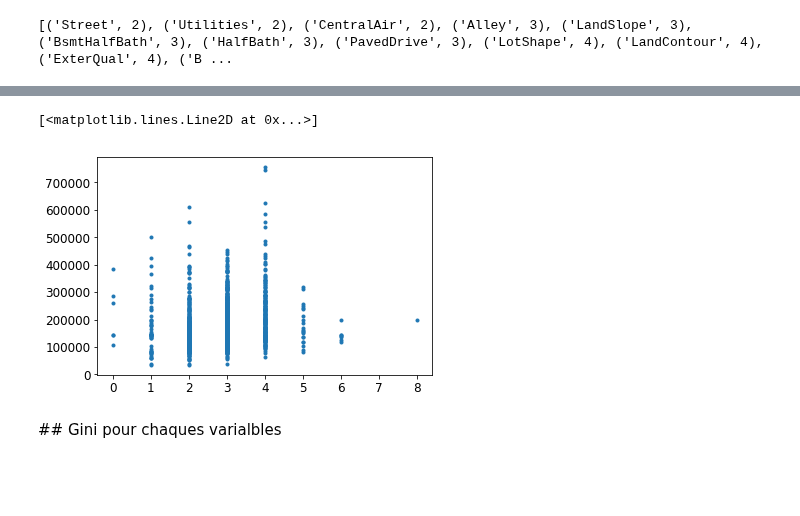
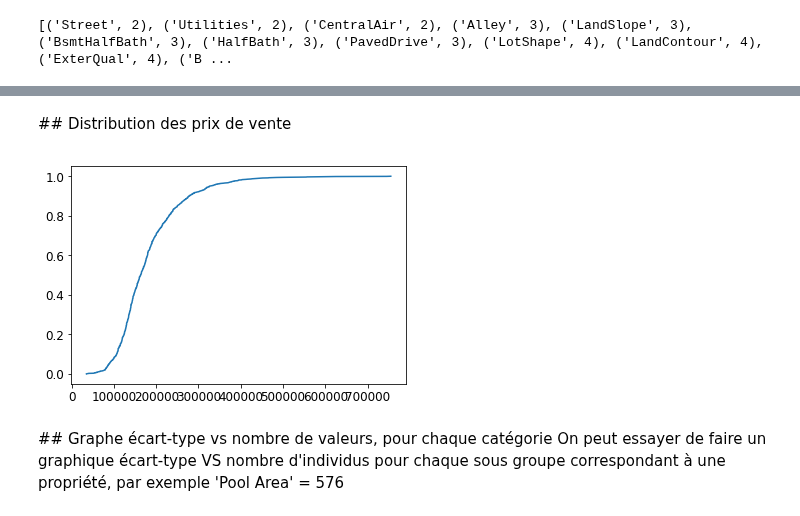
Before and after one commit to xdze2/xdze2.github.io-src, a Jupyter notebook: content/data/house_price.ipynb, the cells around one changed output, grey strips where cells are left out. Cells and saved outputs as stored; diff of their text form; code cells hidden in the pictures; blank space fills up the shorter version.

```diff
--- a/content/data/house_price.ipynb
+++ b/content/data/house_price.ipynb
@@ -79,7 +68,0 @@ plt.plot( df['GrLivArea'], df['SalePrice'], '.')
-# %%
-plt.plot( df['BedroomAbvGr'], df['SalePrice'], '.')
-# %% [output]
-[<matplotlib.lines.Line2D at 0x...>]
-[figure, removed]
-# %% [markdown]
-## Gini pour chaques varialbles
@@ -88,0 +69,12 @@ for classname, k in class_size[:60]:
+# %% [markdown]
+## Distribution des prix de vente
+# %%
+xFRep = sorted( SalePrice )
+yFRep = np.linspace( 0, 1, len(SalePrice) )
+
+plt.plot( xFRep, yFRep );
+# %% [output]
+[figure, added]
+# %% [markdown]
+## Graphe écart-type vs nombre de valeurs, pour chaque catégorie
+On peut essayer de faire un graphique écart-type VS nombre d'individus pour chaque sous groupe correspondant à une propriété, par exemple 'Pool Area' = 576
```
Also changed, not shown: parts of 41 cells of this notebook, 1 other file.
